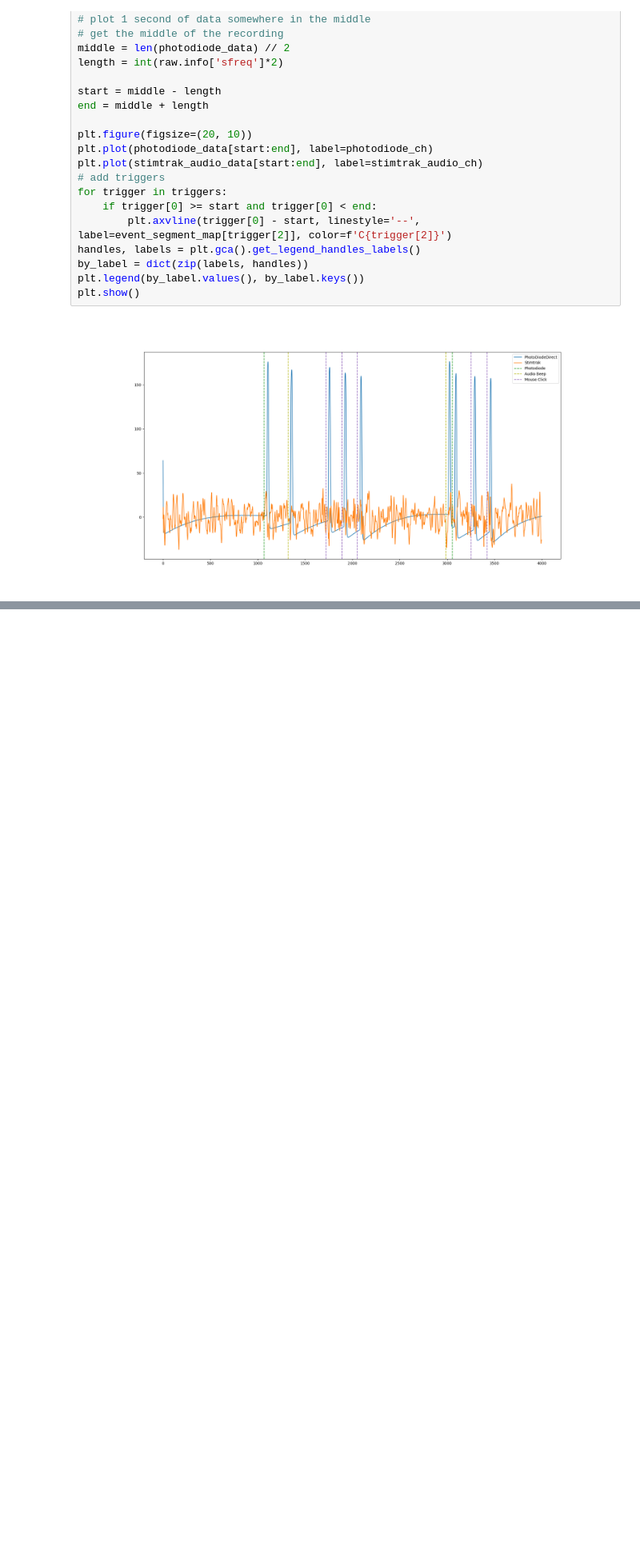
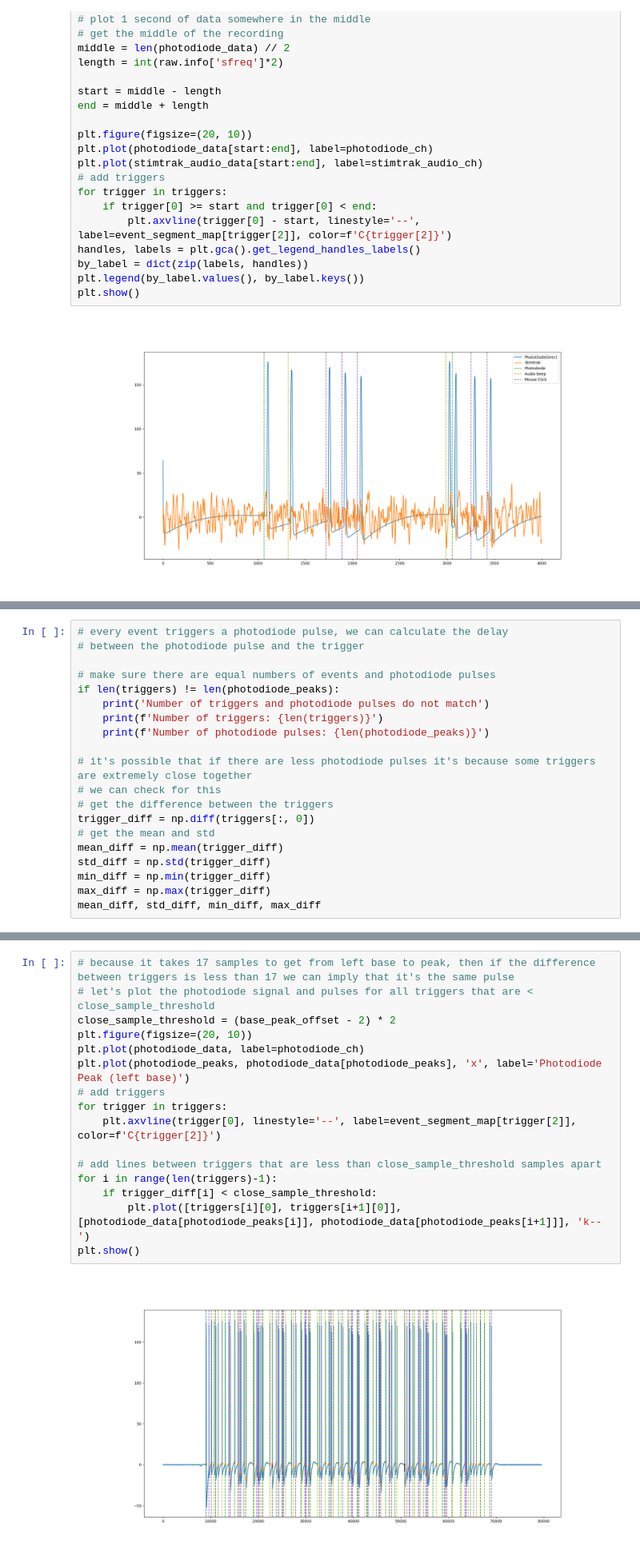
Before and after one commit to zeyus/psychopy-timing-tests, a Jupyter notebook: analysis/get-timings.ipynb, the cells around one changed output, grey strips where cells are left out. Shown at 80% size. Drawn from its saved outputs; the diff is of its cells as text; blank space fills up the shorter version.

```diff
--- a/analysis/get-timings.ipynb
+++ b/analysis/get-timings.ipynb
@@ -209,0 +268,20 @@ array([ 0.   ,  9.083,  9.654, 10.154, 10.754, 11.071, 11.588, 12.422,
+# %%
+# every event triggers a photodiode pulse, we can calculate the delay
+# between the photodiode pulse and the trigger
+
+# make sure there are equal numbers of events and photodiode pulses
+if len(triggers) != len(photodiode_peaks):
+    print('Number of triggers and photodiode pulses do not match')
+    print(f'Number of triggers: {len(triggers)}')
+    print(f'Number of photodiode pulses: {len(photodiode_peaks)}')
+
+# it's possible that if there are less photodiode pulses it's because some triggers are extremely close together
+# we can check for this
+# get the difference between the triggers
+trigger_diff = np.diff(triggers[:, 0])
+# get the mean and std
+mean_diff = np.mean(trigger_diff)
+std_diff = np.std(trigger_diff)
+min_diff = np.min(trigger_diff)
+max_diff = np.max(trigger_diff)
+mean_diff, std_diff, min_diff, max_diff
@@ -209,0 +293,18 @@ array([ 0.   ,  9.083,  9.654, 10.154, 10.754, 11.071, 11.588, 12.422,
+# %%
+# because it takes 17 samples to get from left base to peak, then if the difference between triggers is less than 17 we can imply that it's the same pulse
+# let's plot the photodiode signal and pulses for all triggers that are < close_sample_threshold
+close_sample_threshold = (base_peak_offset - 2) * 2
+plt.figure(figsize=(20, 10))
+plt.plot(photodiode_data, label=photodiode_ch)
+plt.plot(photodiode_peaks, photodiode_data[photodiode_peaks], 'x', label='Photodiode Peak (left base)')
+# add triggers
+for trigger in triggers:
+    plt.axvline(trigger[0], linestyle='--', label=event_segment_map[trigger[2]], color=f'C{trigger[2]}')
+
+# add lines between triggers that are less than close_sample_threshold samples apart
+for i in range(len(triggers)-1):
+    if trigger_diff[i] < close_sample_threshold:
+        plt.plot([triggers[i][0], triggers[i+1][0]], [photodiode_data[photodiode_peaks[i]], photodiode_data[photodiode_peaks[i+1]]], 'k--')
+plt.show()
+# %% [output]
+[figure, added]
```
Also changed, not shown: parts of 15 cells of this notebook, 1 other file.
